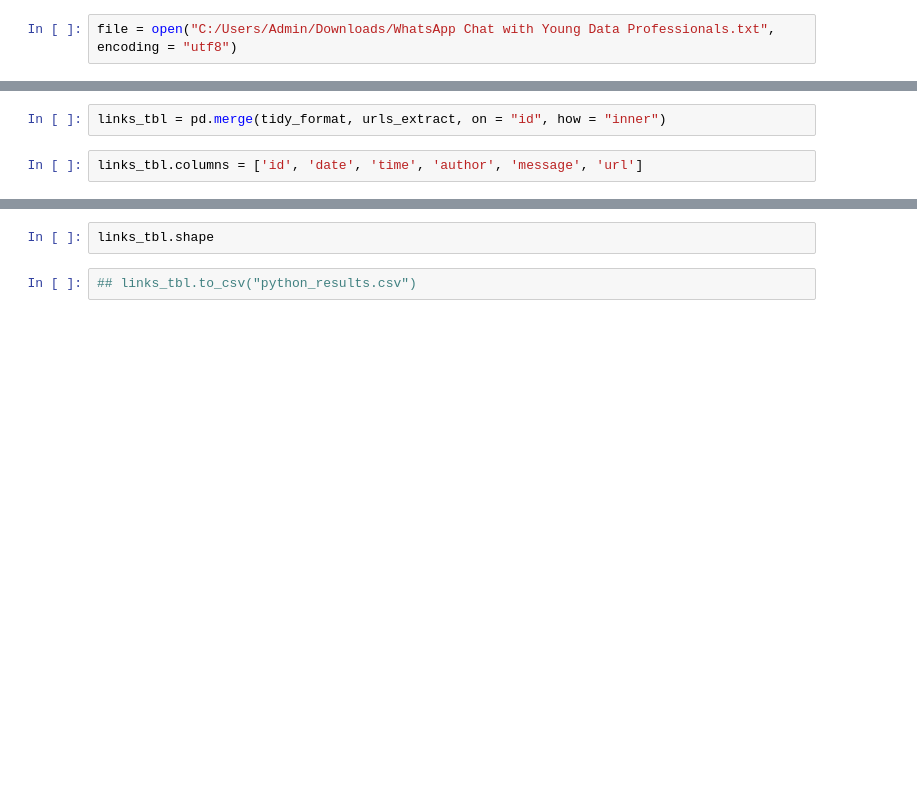
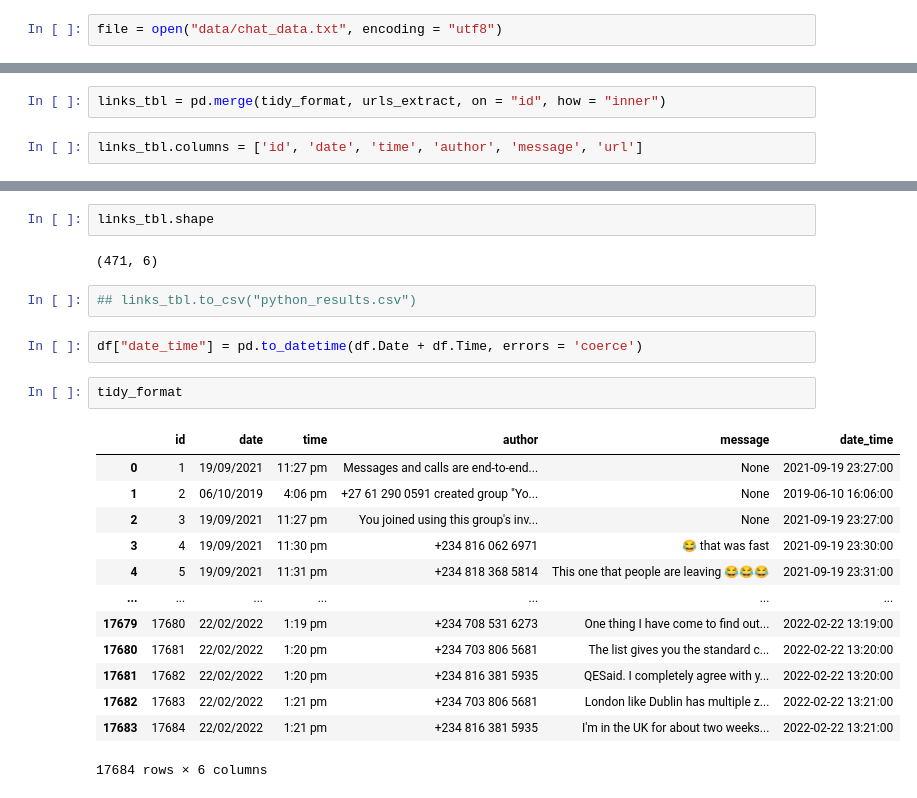
Before and after one commit to EmmanuelUgo/shiny-guacamole, a Jupyter notebook: Python/Extract links.ipynb, the cells around one changed output, grey strips where cells are left out. Cells and saved outputs as stored; diff of their text form; blank space fills up the shorter version.

```diff
--- a/Python/Extract links.ipynb
+++ b/Python/Extract links.ipynb
@@ -2,7 +2,7 @@
 import pandas as pd
 from dateutil.parser import parse
 # %%
-file = open("C:/Users/Admin/Downloads/WhatsApp Chat with Young Data Professionals.txt", encoding = "utf8")
+file = open("data/chat_data.txt", encoding = "utf8")
 # %%
 chats = file.readlines()
 # %%
@@ -74,4 +122,24 @@ links_tbl.head()
 # %%
 links_tbl.shape
+# %% [output]
+(471, 6)
 # %%
 ## links_tbl.to_csv("python_results.csv")
+# %%
+df["date_time"] = pd.to_datetime(df.Date + df.Time, errors = 'coerce')
+# %%
+tidy_format
+# %% [output]
+|  | id | date | time | author | message | date_time |
+| 0 | 1 | 19/09/2021 | 11:27 pm | Messages and calls are end-to-end... | None | 2021-09-19 23:27:00 |
+| 1 | 2 | 06/10/2019 | 4:06 pm | +27 61 290 0591 created group "Yo... | None | 2019-06-10 16:06:00 |
+| 2 | 3 | 19/09/2021 | 11:27 pm | You joined using this group's inv... | None | 2021-09-19 23:27:00 |
+| 3 | 4 | 19/09/2021 | 11:30 pm | +234 816 062 6971 | 😂 that was fast | 2021-09-19 23:30:00 |
+| 4 | 5 | 19/09/2021 | 11:31 pm | +234 818 368 5814 | This one that people are leaving 😂😂😂 | 2021-09-19 23:31:00 |
+| ... | ... | ... | ... | ... | ... | ... |
+| 17679 | 17680 | 22/02/2022 | 1:19 pm | +234 708 531 6273 | One thing I have come to find out... | 2022-02-22 13:19:00 |
+| 17680 | 17681 | 22/02/2022 | 1:20 pm | +234 703 806 5681 | The list gives you the standard c... | 2022-02-22 13:20:00 |
+| 17681 | 17682 | 22/02/2022 | 1:20 pm | +234 816 381 5935 | QESaid. I completely agree with y... | 2022-02-22 13:20:00 |
+| 17682 | 17683 | 22/02/2022 | 1:21 pm | +234 703 806 5681 | London like Dublin has multiple z... | 2022-02-22 13:21:00 |
+| 17683 | 17684 | 22/02/2022 | 1:21 pm | +234 816 381 5935 | I'm in the UK for about two weeks... | 2022-02-22 13:21:00 |
+17684 rows × 6 columns
```
Also changed, not shown: parts of 16 cells of this notebook, 5 other files.
